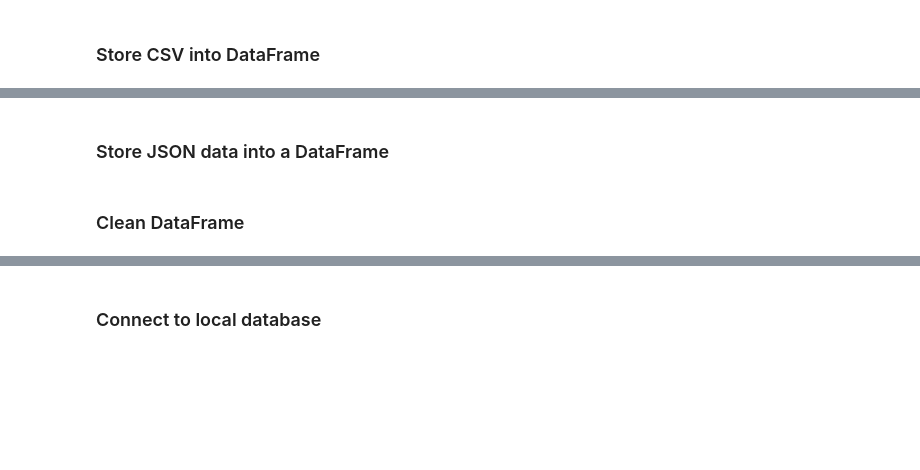
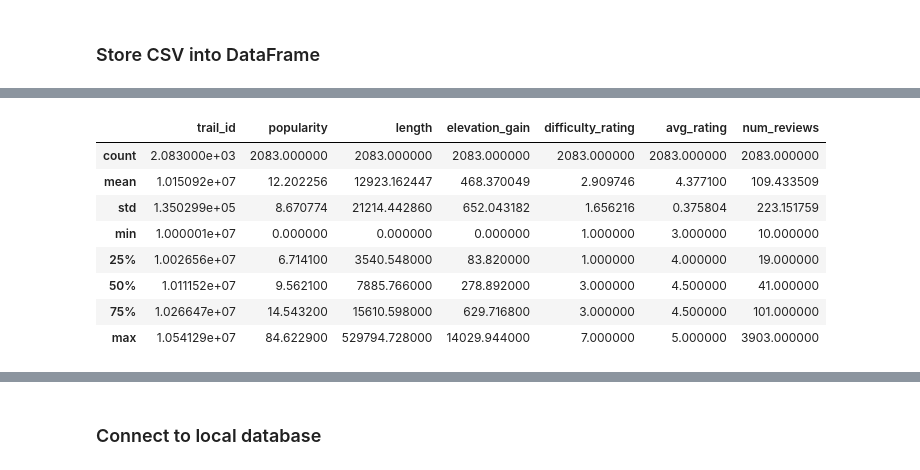
Before and after one commit to prathibha02/Project-2-parks_database, a Jupyter notebook: data_etl_cwm project_2.ipynb, the cells around one changed output, grey strips where cells are left out. Drawn from its saved outputs; the diff is of its cells as text; code cells hidden in the pictures; blank space fills up the shorter version.

```diff
--- a/data_etl_cwm project_2.ipynb
+++ b/data_etl_cwm project_2.ipynb
@@ -15,16 +11,13 @@ pg_key
 # instead of importing through the PostgreSQL app, pandas is being used to take the source file and
 # to prepare for Load to PostgreS
 
-# AllTrails data - nationalpark.csv
-# National_Parks.csv
-# weather_data.csv
 
-csv_file = "./Resources/AllTrails data - nationalpark.csv"
-trails_data_df = pd.read_csv(csv_file)
+csv_file = "./Resources/alltrails_filtered.csv"
+alltrails_filtered_df = pd.read_csv(csv_file)
 
 
-csv_file = "./Resources/National_Parks.csv"
-national_parks_df = pd.read_csv(csv_file)
+csv_file = "./Resources/national_parks_cleaned_with_avgs.csv"
+national_parks_cleaned_df = pd.read_csv(csv_file)
 
 csv_file = "./Resources/weather_data.csv"
 weather_data_df = pd.read_csv(csv_file)
@@ -64,2 +23,0 @@ weather_data_df.head(1)
-# %% [markdown]
-### Store JSON data into a DataFrame
@@ -72,2 +23,0 @@ weather_data_df.head(1)
-# %% [markdown]
-### Clean DataFrame
@@ -78,0 +24,13 @@ weather_data_df.head(1)
+# %%
+# alltrails_filtered_df.head(1)
+alltrails_filtered_df.describe()
+# %% [output]
+|  | trail_id | popularity | length | elevation_gain | difficulty_rating | avg_rating | num_reviews |
+| count | 2.083000e+03 | 2083.000000 | 2083.000000 | 2083.000000 | 2083.000000 | 2083.000000 | 2083.000000 |
+| mean | 1.015092e+07 | 12.202256 | 12923.162447 | 468.370049 | 2.909746 | 4.377100 | 109.433509 |
+| std | 1.350299e+05 | 8.670774 | 21214.442860 | 652.043182 | 1.656216 | 0.375804 | 223.151759 |
+| min | 1.000001e+07 | 0.000000 | 0.000000 | 0.000000 | 1.000000 | 3.000000 | 10.000000 |
+| 25% | 1.002656e+07 | 6.714100 | 3540.548000 | 83.820000 | 1.000000 | 4.000000 | 19.000000 |
+| 50% | 1.011152e+07 | 9.562100 | 7885.766000 | 278.892000 | 3.000000 | 4.500000 | 41.000000 |
+| 75% | 1.026647e+07 | 14.543200 | 15610.598000 | 629.716800 | 3.000000 | 4.500000 | 101.000000 |
+| max | 1.054129e+07 | 84.622900 | 529794.728000 | 14029.944000 | 7.000000 | 5.000000 | 3903.000000 |
```
Also changed, not shown: parts of 30 cells of this notebook.
